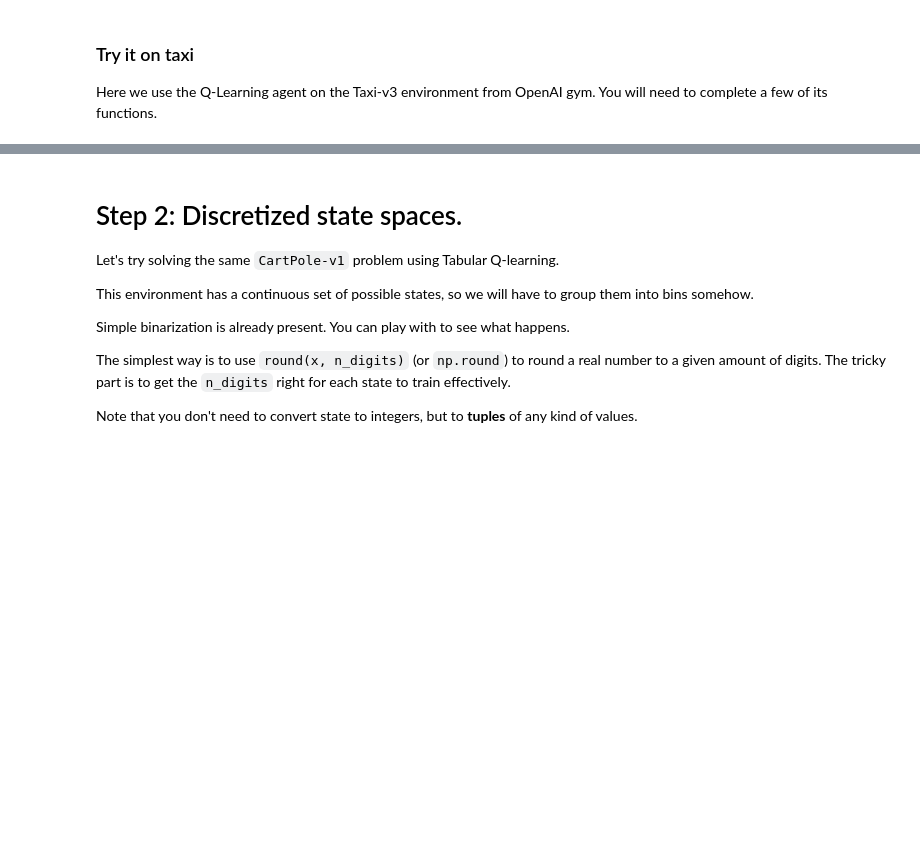
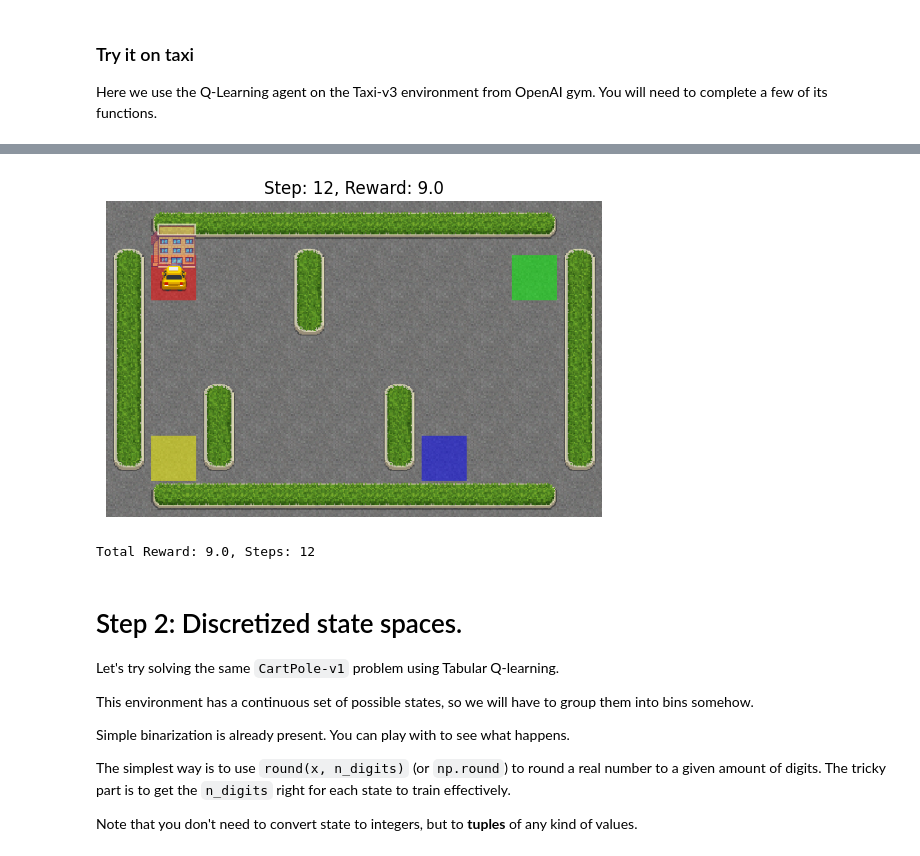
Before and after one commit to RubSevian/Learn_RL_Cource, a Jupyter notebook: homeworks/hw03_qlearning/01_qlearning.ipynb, the cells around one changed output, grey strips where cells are left out. Drawn from its saved outputs; the diff is of its cells as text; code cells hidden in the pictures; blank space fills up the shorter version.

```diff
--- a/homeworks/hw03_qlearning/01_qlearning.ipynb
+++ b/homeworks/hw03_qlearning/01_qlearning.ipynb
@@ -116,7 +177,7 @@ class QLearningAgent:
 
         # YOUR CODE HERE
         # Calculate the approximation of value function V(s).
-        value = None
+        value = max(self.get_qvalue(state,action) for action in possible_actions)
         assert value is not None
 
         return value
@@ -133,7 +194,10 @@ class QLearningAgent:
 
         # YOUR CODE HERE
         # Calculate the updated value of Q(s, a).
-        qvalue = None
+        current_value_q = self.get_qvalue(state, action)
+        next_value = self.get_value(next_state)
+        qvalue = (1-learning_rate)*current_value_q + learning_rate*(reward+gamma*next_value)
+
         assert qvalue is not None
 
         self.set_qvalue(state, action, qvalue)
@@ -150,7 +214,8 @@ class QLearningAgent:
 
         # YOUR CODE HERE
         # Choose the best action wrt the qvalues.
-        best_action = None
+
+        best_action = max(possible_actions , key=lambda a: self.get_qvalue(state,a))
         assert best_action is not None
 
         return best_action
@@ -172,9 +237,9 @@ class QLearningAgent:
 
         # YOUR CODE HERE
         # Compute all actions probabilities in the current state using softmax
-        q_values = None
+        q_values = np.array([self.get_qvalue(state,a)for a in possible_actions])
         assert q_values is not None
-        probabilities = None
+        probabilities = my_softmax(q_values,T=self.temp)
         assert probabilities is not None
 
         return probabilities
@@ -196,6 +261,7 @@ class QLearningAgent:
 
         # YOUR CODE HERE
         # Select the action to take in the current state according to the policy
-        chosen_action = None
+        proba = self.get_softmax_policy(state)
+        chosen_action = np.random.choice(possible_actions,p=proba)
         assert chosen_action is not None
         return chosen_action
@@ -256,3 +346,58 @@ for i in range(1000):
+# %%
+# Функция для визуализации жадной политики
+import time
+def play_visualize(env, agent, t_max=1000):
+    total_reward = 0.0
+    steps = 0
+    s, _ = env.reset()
+
+    for t in range(t_max):
+        a = agent.get_best_action(s)  # Жадная политика для лучшего поведения
+        next_s, r, done, truncated, _ = env.step(a)
+        total_reward += r
+        steps += 1
+        s = next_s
+
+        # Визуализация в Colab
+        plt.imshow(env.render())  # Получаем кадр как RGB-массив
+        plt.axis('off')
+        plt.title(f"Step: {steps}, Reward: {total_reward:.1f}")
+        clear_output(wait=True)
+        plt.show()
+        time.sleep(0.5)  # Задержка 0.5 секунды для анимации
+
+        if done or truncated:
+            break
+
+    return total_reward, steps
+# Создаём окружение и агента
+env = gym.make('Taxi-v3', render_mode="rgb_array")
+n_actions = env.action_space.n
+
+def get_legal_actions(state):
+    return list(range(n_actions))
+
+agent = QLearningAgent(alpha=0.1, discount=0.99, get_legal_actions=get_legal_actions, temp=1.0)
+
+# Цикл обучения
+rewards = []
+for i in range(1000):
+    rewards.append(play_and_train(env, agent))
+    if i % 100 == 0:
+        clear_output(True)
+        plt.title("mean reward = {:.1f}".format(np.mean(rewards[-10:])))
+        plt.plot(rewards)
+        plt.show()
+
+# Визуализация обученной политики
+print("Визуализация жадной политики:")
+reward, steps = play_visualize(env, agent)
+print(f"Total Reward: {reward:.1f}, Steps: {steps}")
+
+env.close()
+# %% [output]
+[figure, added]
+Total Reward: 9.0, Steps: 12
 # %% [markdown]
 # Step 2: Discretized state spaces.
 
```
Also changed, not shown: parts of 12 cells of this notebook.
